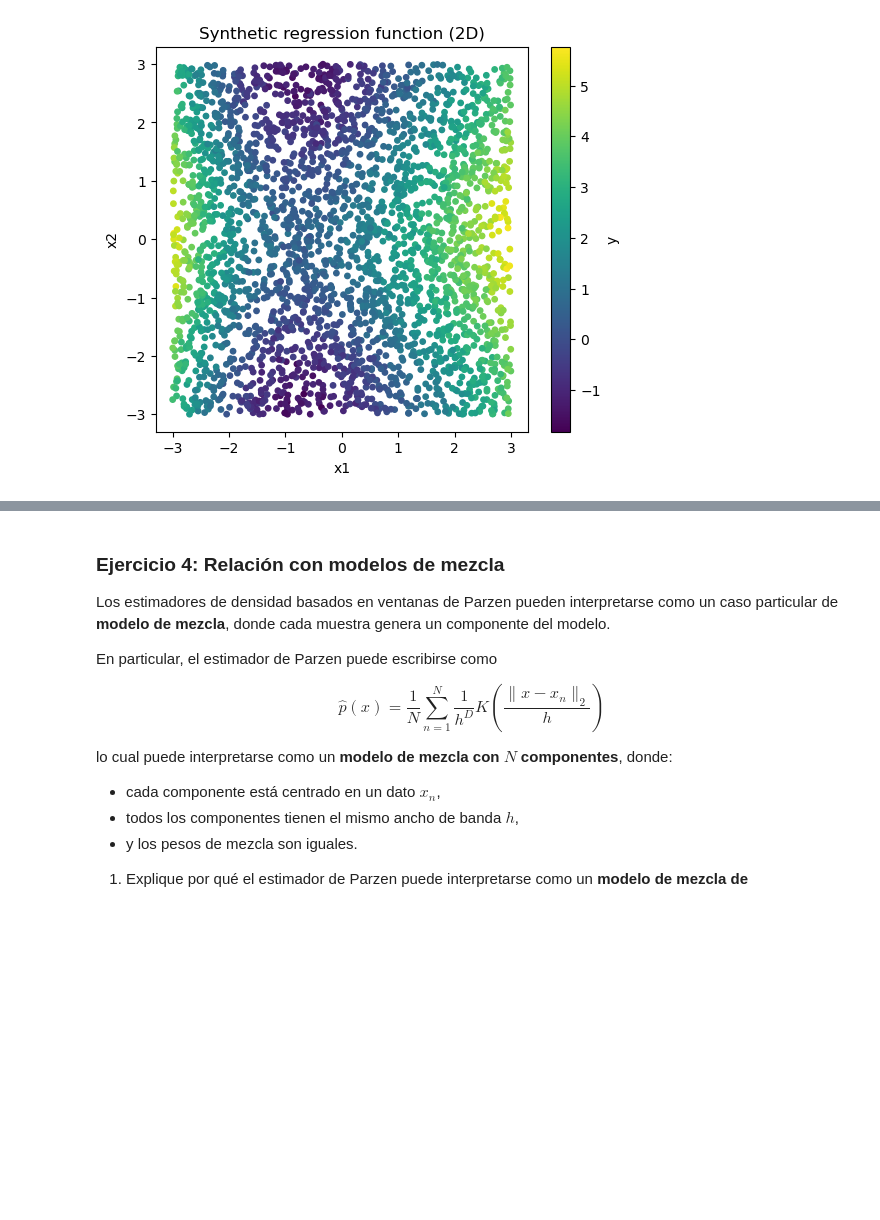
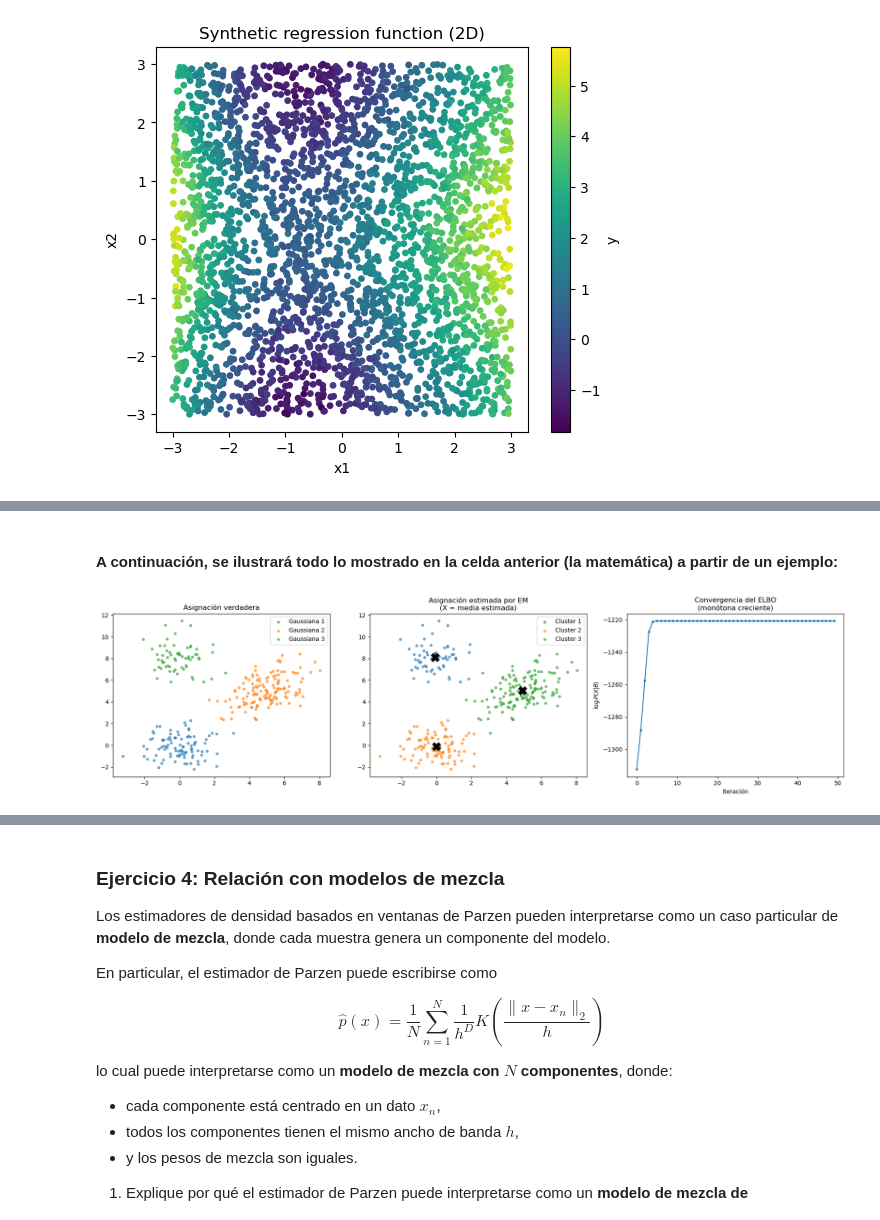
Before and after one commit to JosepDorronsoro/practicas3segundocuatri, a Jupyter notebook: apaut3/practicas/P03_AA3_2025_2026_12_Miranda_Dominguez/P03_AAIII_familia_exponencial.ipynb, the cells around one changed output, grey strips where cells are left out. Cells and saved outputs as stored; diff of their text form; code cells hidden in the pictures; blank space fills up the shorter version.

```diff
--- a/apaut3/practicas/P03_AA3_2025_2026_12_Miranda_Dominguez/P03_AAIII_familia_exponencial.ipynb
+++ b/apaut3/practicas/P03_AA3_2025_2026_12_Miranda_Dominguez/P03_AAIII_familia_exponencial.ipynb
@@ -928,0 +592,2 @@ TODO
+# %% [markdown]
+#### A continuación, se ilustrará todo lo mostrado en la celda anterior (la matemática) a partir de un ejemplo:
@@ -928,0 +620,44 @@ TODO
+# %%
+n_iters = 50
+ll_hist = []
+
+for i in range(n_iters):
+    R             = e_step(X, pi, mu, cov)
+    pi, mu, cov   = m_step(X, R)
+    ll_hist.append(log_likelihood(X, pi, mu, cov))
+
+R_final   = e_step(X, pi, mu, cov)
+k_pred    = np.argmax(R_final, axis=1)
+precision = np.mean(k_pred == z_true)   # las etiquetas pueden estar permutadas, como se explica luego
+# %%
+
+fig, axes = plt.subplots(1, 3, figsize=(18, 5))
+
+ax = axes[0]
+for k in range(K):
+    ax.scatter(X[z_true==k, 0], X[z_true==k, 1], s=15, alpha=0.6, label=f'Gaussiana {k+1}')
+ax.set_title('Asignación verdadera')
+ax.legend()
+
+ax = axes[1]
+colors = ['tab:blue', 'tab:orange', 'tab:green']
+
+for k in range(K):
+    ax.scatter(X[k_pred==k, 0], X[k_pred==k, 1], s=15, alpha=0.6,
+               color=colors[k], label=f'Cluster {k+1}')
+
+for k in range(K):
+    ax.scatter(*mu[k], marker='X', s=200, color='black', zorder=5)
+ax.set_title('Asignación estimada por EM\n(X = media estimada)')
+ax.legend()
+
+ax = axes[2]
+ax.plot(ll_hist, marker='o', markersize=3)
+ax.set_xlabel('Iteración')
+ax.set_ylabel('$\\log P(X|\\theta)$')
+ax.set_title('Convergencia del ELBO\n(monótona creciente)')
+
+plt.tight_layout()
+plt.show()
+# %% [output]
+[figure, added]
```
Also changed, not shown: parts of 36 cells of this notebook, 5 other files.
